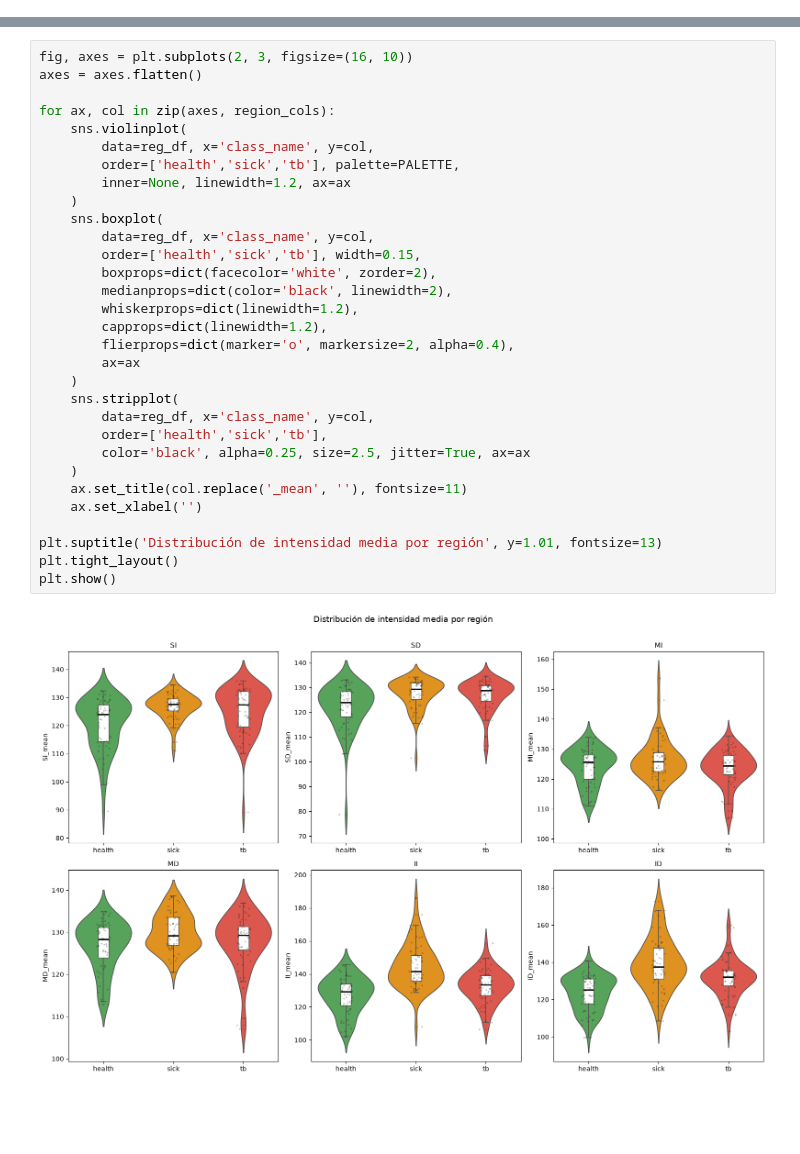
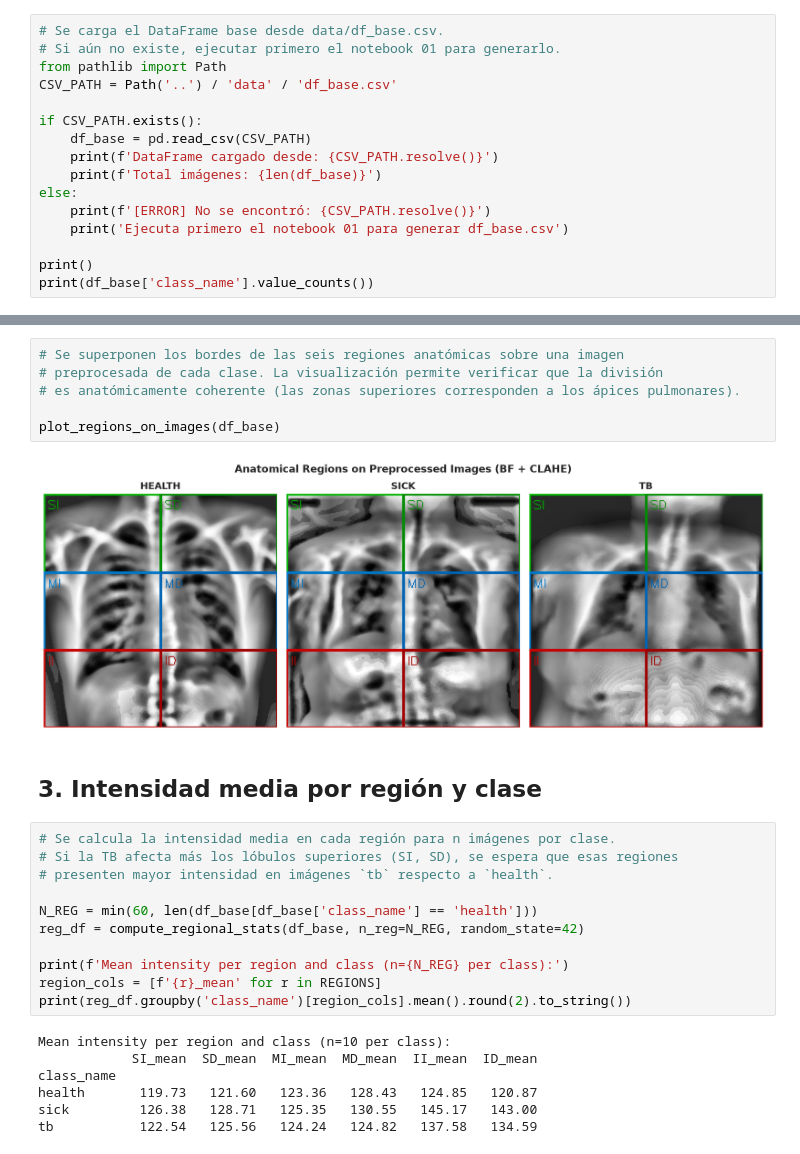
Before and after one commit to KevEstr/CAD_TBX11K, a Jupyter notebook: notebooks/04_Analisis_Regional.ipynb, the cells around one changed output, grey strips where cells are left out. Cells and saved outputs as stored; diff of their text form; blank space fills up the shorter version.

```diff
--- a/notebooks/04_Analisis_Regional.ipynb
+++ b/notebooks/04_Analisis_Regional.ipynb
@@ -75,0 +74,16 @@ Imágenes cargadas: 8400
+# %%
+# Se carga el DataFrame base desde data/df_base.csv.
+# Si aún no existe, ejecutar primero el notebook 01 para generarlo.
+from pathlib import Path
+CSV_PATH = Path('..') / 'data' / 'df_base.csv'
+
+if CSV_PATH.exists():
+    df_base = pd.read_csv(CSV_PATH)
+    print(f'DataFrame cargado desde: {CSV_PATH.resolve()}')
+    print(f'Total imágenes: {len(df_base)}')
+else:
+    print(f'[ERROR] No se encontró: {CSV_PATH.resolve()}')
+    print('Ejecuta primero el notebook 01 para generar df_base.csv')
+
+print()
+print(df_base['class_name'].value_counts())
@@ -161,33 +101,28 @@ o si hay mucha variabilidad dentro de cada clase.
-# %%
-fig, axes = plt.subplots(2, 3, figsize=(16, 10))
-axes = axes.flatten()
-
-for ax, col in zip(axes, region_cols):
-    sns.violinplot(
-        data=reg_df, x='class_name', y=col,
-        order=['health','sick','tb'], palette=PALETTE,
-        inner=None, linewidth=1.2, ax=ax
-    )
-    sns.boxplot(
-        data=reg_df, x='class_name', y=col,
-        order=['health','sick','tb'], width=0.15,
-        boxprops=dict(facecolor='white', zorder=2),
-        medianprops=dict(color='black', linewidth=2),
-        whiskerprops=dict(linewidth=1.2),
-        capprops=dict(linewidth=1.2),
-        flierprops=dict(marker='o', markersize=2, alpha=0.4),
-        ax=ax
-    )
-    sns.stripplot(
-        data=reg_df, x='class_name', y=col,
-        order=['health','sick','tb'],
-        color='black', alpha=0.25, size=2.5, jitter=True, ax=ax
-    )
-    ax.set_title(col.replace('_mean', ''), fontsize=11)
-    ax.set_xlabel('')
-
-plt.suptitle('Distribución de intensidad media por región', y=1.01, fontsize=13)
-plt.tight_layout()
-plt.show()
-# %% [output]
-[figure, removed]
+# %%
+# Se superponen los bordes de las seis regiones anatómicas sobre una imagen
+# preprocesada de cada clase. La visualización permite verificar que la división
+# es anatómicamente coherente (las zonas superiores corresponden a los ápices pulmonares).
+
+plot_regions_on_images(df_base)
+# %% [output]
+[figure, added]
+# %% [markdown]
+## 3. Intensidad media por región y clase
+# %%
+# Se calcula la intensidad media en cada región para n imágenes por clase.
+# Si la TB afecta más los lóbulos superiores (SI, SD), se espera que esas regiones
+# presenten mayor intensidad en imágenes `tb` respecto a `health`.
+
+N_REG = min(60, len(df_base[df_base['class_name'] == 'health']))
+reg_df = compute_regional_stats(df_base, n_reg=N_REG, random_state=42)
+
+print(f'Mean intensity per region and class (n={N_REG} per class):')
+region_cols = [f'{r}_mean' for r in REGIONS]
+print(reg_df.groupby('class_name')[region_cols].mean().round(2).to_string())
+# %% [output]
+Mean intensity per region and class (n=10 per class):
+            SI_mean  SD_mean  MI_mean  MD_mean  II_mean  ID_mean
+class_name
+health       119.73   121.60   123.36   128.43   124.85   120.87
+sick         126.38   128.71   125.35   130.55   145.17   143.00
+tb           122.54   125.56   124.24   124.82   137.58   134.59
```
Also changed, not shown: parts of 23 cells of this notebook, 11 other files.
